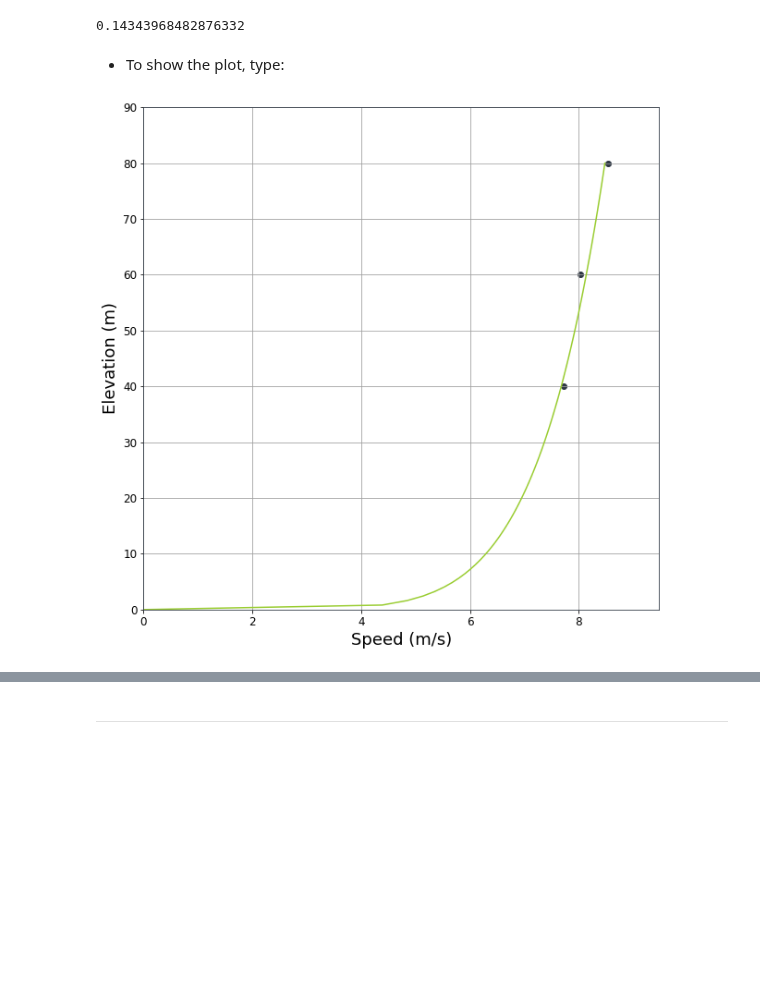
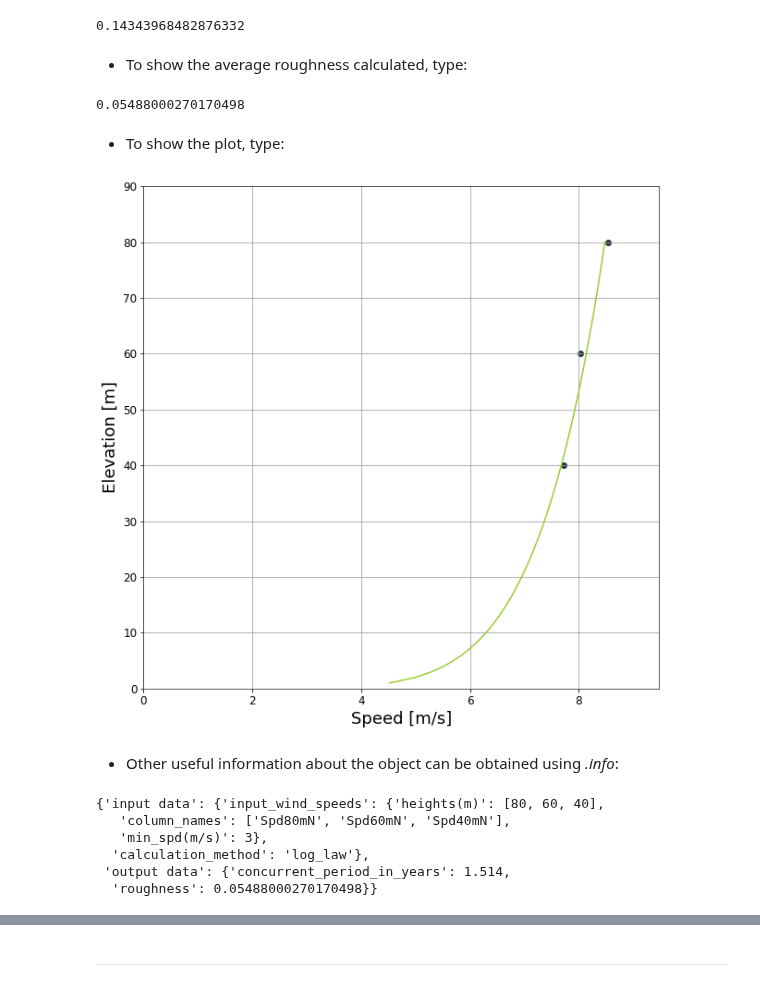
Before and after one commit to brightwind-dev/brightwind, a Jupyter notebook: docs/source/tutorials/how_to_calculate_shear.ipynb, the cells around one changed output, grey strips where cells are left out. Saved outputs shown, nothing was run; the diff lists cells and outputs as text; code cells hidden in the pictures; blank space fills up the shorter version.

Commit message:
iss #55 update shear tutorial

```diff
--- a/docs/source/tutorials/how_to_calculate_shear.ipynb
+++ b/docs/source/tutorials/how_to_calculate_shear.ipynb
@@ -33,7 +34,9 @@ The average shear exponent can be calculated across an entire timeseries using t
 import brightwind as bw
 
 # load data as dataframe
-data = bw.load_csv(r'C:\...\brightwind\datasets\demo\demo_data.csv')
+#data = bw.load_csv(r'C:\...\brightwind\datasets\demo\demo_data.csv')
+data = bw.load_csv(r'C:\Users\lukec\demo_data.csv')
+
 # Specify columns in data which contain the anemometer measurements from which to calculate shear
 anemometers = data[['Spd80mN','Spd60mN','Spd40mN']]
 
@@ -44,2 +47,2 @@ heights = [80,60,40]
 # %%
-Shear_by_power_law = bw.Shear.PowerLaw.calc_alpha(anemometers,heights,return_object=True)
+avg_shear_by_power_law = bw.Shear.Average(anemometers, heights)
@@ -60,8 +71,25 @@ Shear_by_power_law.alpha
 # %% [output]
 0.14343968482876332
+# %% [markdown]
+- To show the average roughness calculated, type:
+# %%
+avg_shear_by_log_law.roughness
+# %% [output]
+0.05488000270170498
 # %% [markdown]
 - To show the plot, type:
 # %%
-Shear_by_power_law.plot
+avg_shear_by_power_law.plot
 # %% [output]
-[figure, old version]
+[figure, new version]
+# %% [markdown]
+- Other useful information about the object can be obtained using <em>.info</em>:
+# %%
+avg_shear_by_log_law.info
+# %% [output]
+{'input data': {'input_wind_speeds': {'heights(m)': [80, 60, 40],
+   'column_names': ['Spd80mN', 'Spd60mN', 'Spd40mN'],
+   'min_spd(m/s)': 3},
+  'calculation_method': 'log_law'},
+ 'output data': {'concurrent_period_in_years': 1.514,
+  'roughness': 0.05488000270170498}}
```
Also changed, not shown: parts of 53 cells of this notebook, 2 other files.
